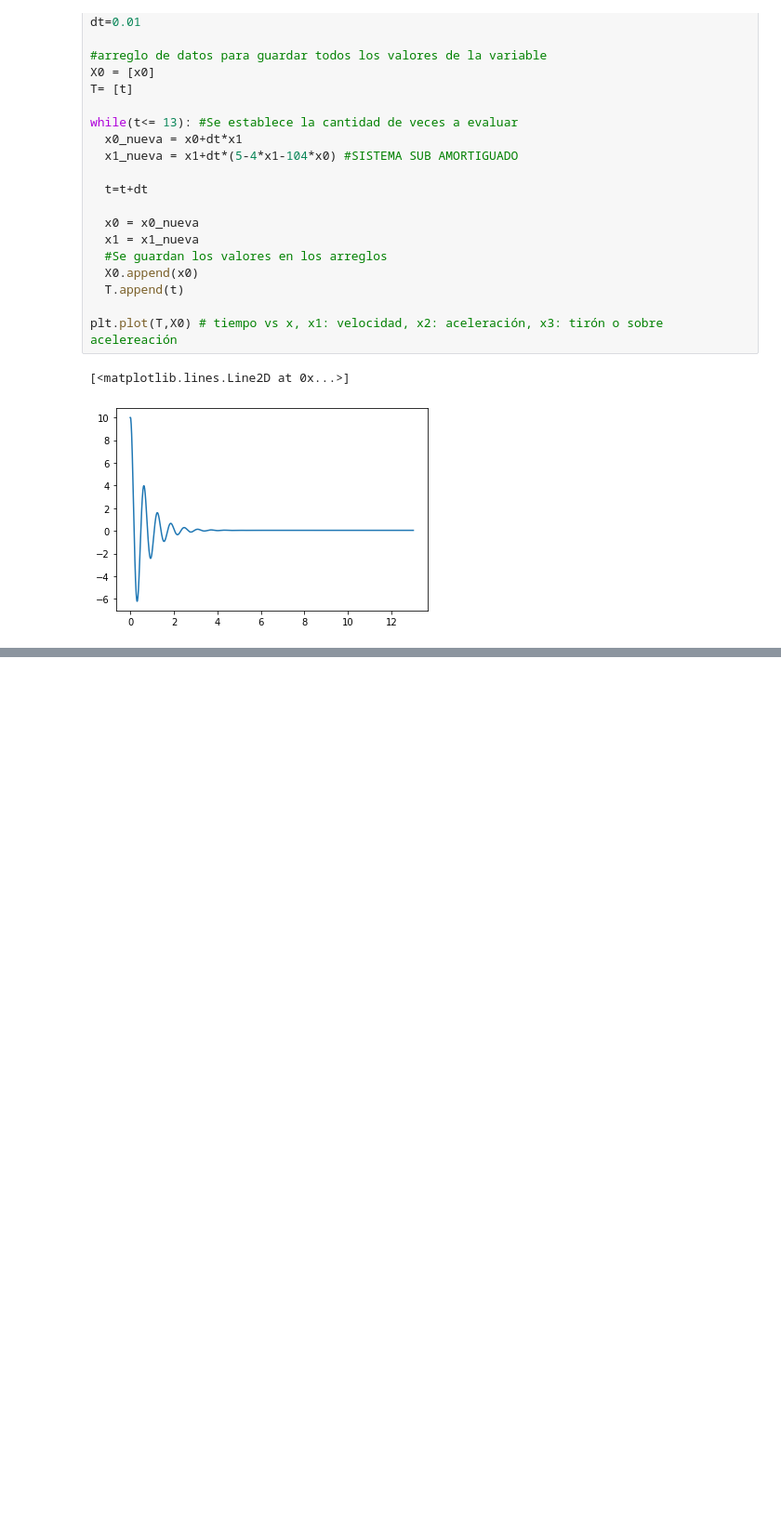
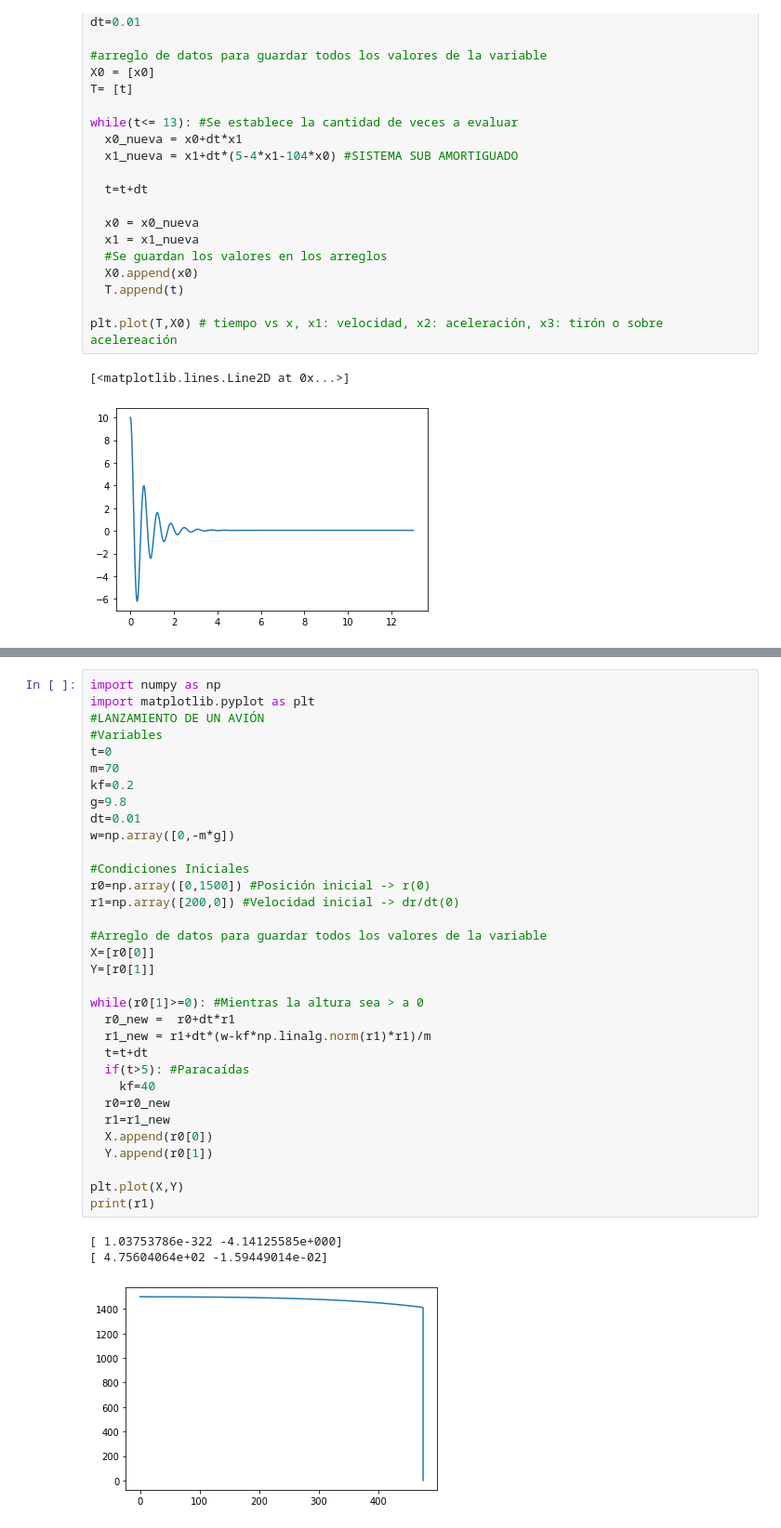
Before and after one commit to alejolop117/-C-8-Data-Structures-and-Algorithms, a Jupyter notebook: EcuacionesDiferencialesSN.ipynb, the cells around one changed output, grey strips where cells are left out. Shown at 93% size. Cells and saved outputs as stored; diff of their text form; blank space fills up the shorter version.

```diff
--- a/EcuacionesDiferencialesSN.ipynb
+++ b/EcuacionesDiferencialesSN.ipynb
@@ -96,6 +95,43 @@ plt.plot(T,X0) # tiempo vs x, x1: velocidad, x2: aceleración, x3: tirón o sobr
 # %% [output]
 [<matplotlib.lines.Line2D at 0x...>]
 [figure]
+# %%
+import numpy as np
+import matplotlib.pyplot as plt
+#LANZAMIENTO DE UN AVIÓN
+#Variables
+t=0
+m=70
+kf=0.2
+g=9.8
+dt=0.01
+w=np.array([0,-m*g])
+
+#Condiciones Iniciales
+r0=np.array([0,1500]) #Posición inicial -> r(0)
+r1=np.array([200,0]) #Velocidad inicial -> dr/dt(0)
+
+#Arreglo de datos para guardar todos los valores de la variable
+X=[r0[0]]
+Y=[r0[1]]
+
+while(r0[1]>=0): #Mientras la altura sea > a 0
+  r0_new =  r0+dt*r1
+  r1_new = r1+dt*(w-kf*np.linalg.norm(r1)*r1)/m
+  t=t+dt
+  if(t>5): #Paracaídas
+    kf=40
+  r0=r0_new
+  r1=r1_new
+  X.append(r0[0])
+  Y.append(r0[1])
+
+plt.plot(X,Y)
+print(r1)
+# %% [output]
+[ 1.03753786e-322 -4.14125585e+000]
+[ 4.75604064e+02 -1.59449014e-02]
+[figure, added]
 # %%
 import numpy as np
 import matplotlib.pyplot as plt
```
Also changed, not shown: parts of 2 cells of this notebook.
